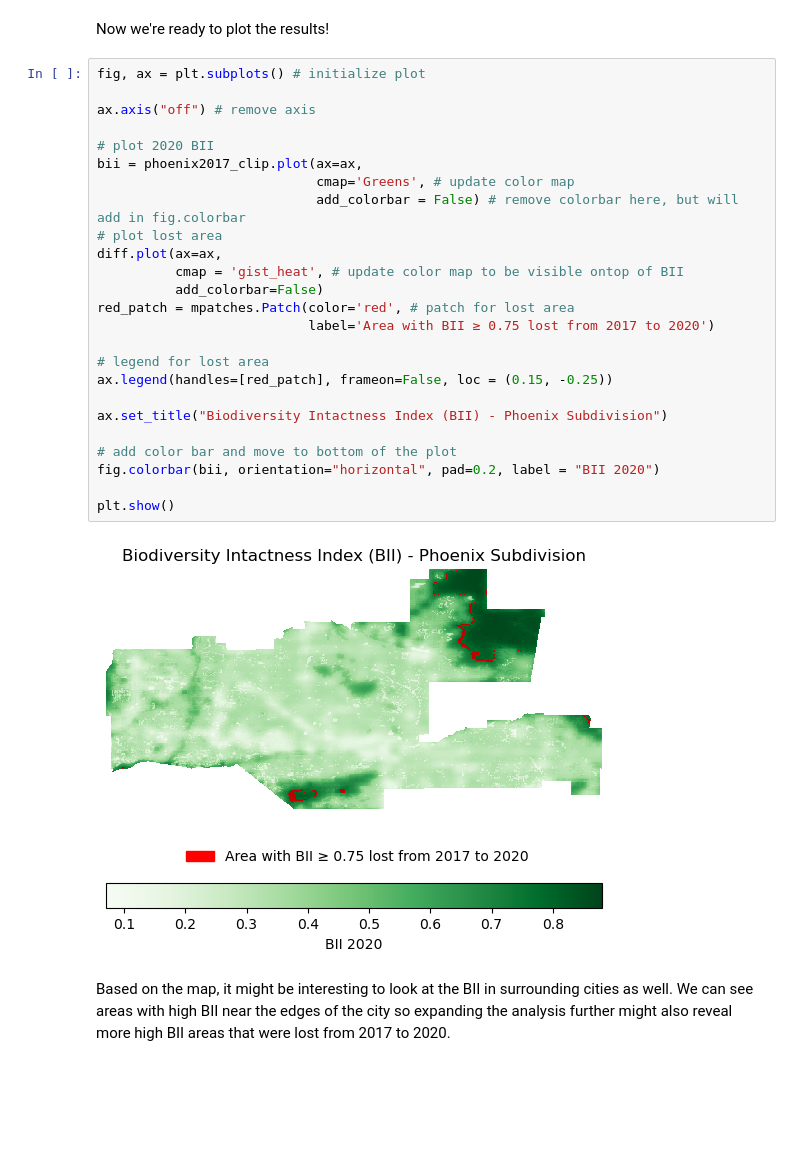
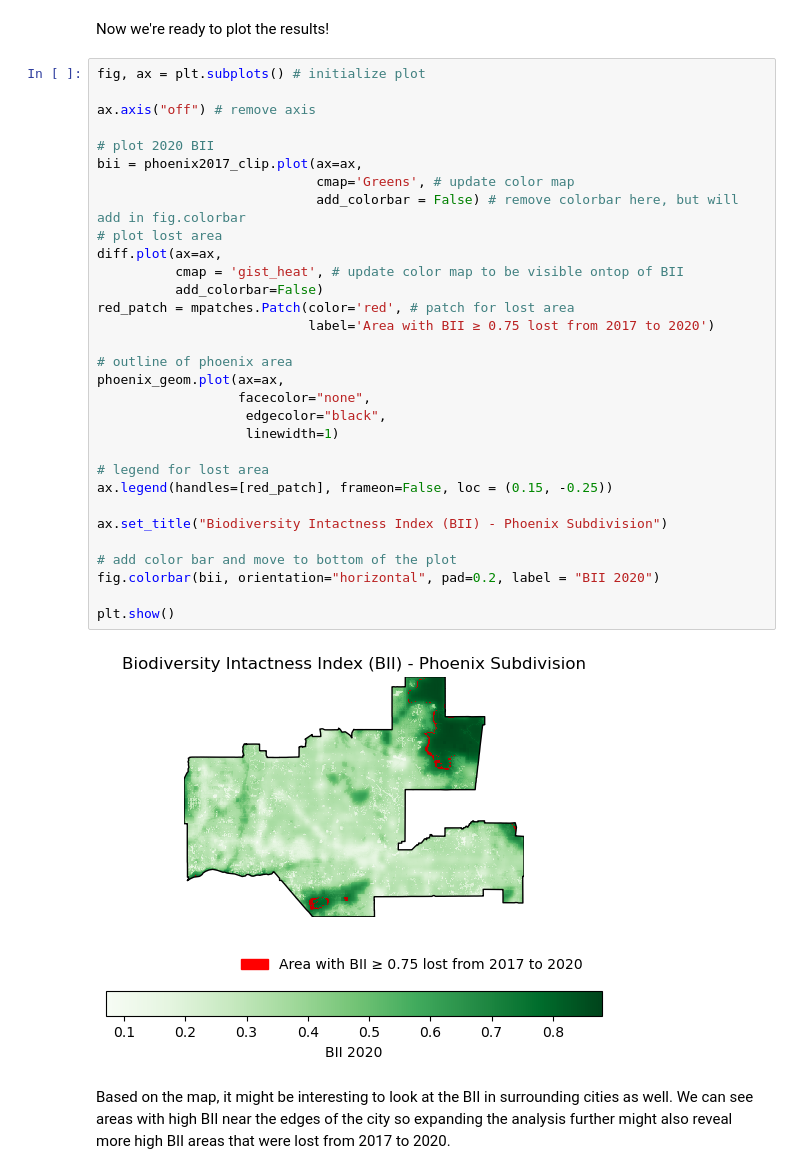
Before and after one commit to shmuir/phoenix-biodiversity-index, a Jupyter notebook: phoenix-biodiversity.ipynb, the cells around one changed output. Drawn from its saved outputs; the diff is of its cells as text; blank space fills up the shorter version.

```diff
--- a/phoenix-biodiversity.ipynb
+++ b/phoenix-biodiversity.ipynb
@@ -172,29 +159,35 @@ Now we're ready to plot the results!
 # %%
 fig, ax = plt.subplots() # initialize plot
 
 ax.axis("off") # remove axis
 
 # plot 2020 BII
 bii = phoenix2017_clip.plot(ax=ax,
                             cmap='Greens', # update color map
                             add_colorbar = False) # remove colorbar here, but will add in fig.colorbar
 # plot lost area
 diff.plot(ax=ax,
           cmap = 'gist_heat', # update color map to be visible ontop of BII
           add_colorbar=False)
 red_patch = mpatches.Patch(color='red', # patch for lost area
                            label='Area with BII ≥ 0.75 lost from 2017 to 2020')
 
+# outline of phoenix area
+phoenix_geom.plot(ax=ax,
+                  facecolor="none",
+                   edgecolor="black",
+                   linewidth=1)
+
 # legend for lost area
 ax.legend(handles=[red_patch], frameon=False, loc = (0.15, -0.25))
 
 ax.set_title("Biodiversity Intactness Index (BII) - Phoenix Subdivision")
 
 # add color bar and move to bottom of the plot
 fig.colorbar(bii, orientation="horizontal", pad=0.2, label = "BII 2020")
 
 plt.show()
 # %% [output]
-[figure, old version]
+[figure, new version]
 # %% [markdown]
 Based on the map, it might be interesting to look at the BII in surrounding cities as well. We can see areas with high BII near the edges of the city so expanding the analysis further might also reveal more high BII areas that were lost from 2017 to 2020.
```
Also changed, not shown: parts of 4 cells of this notebook.
